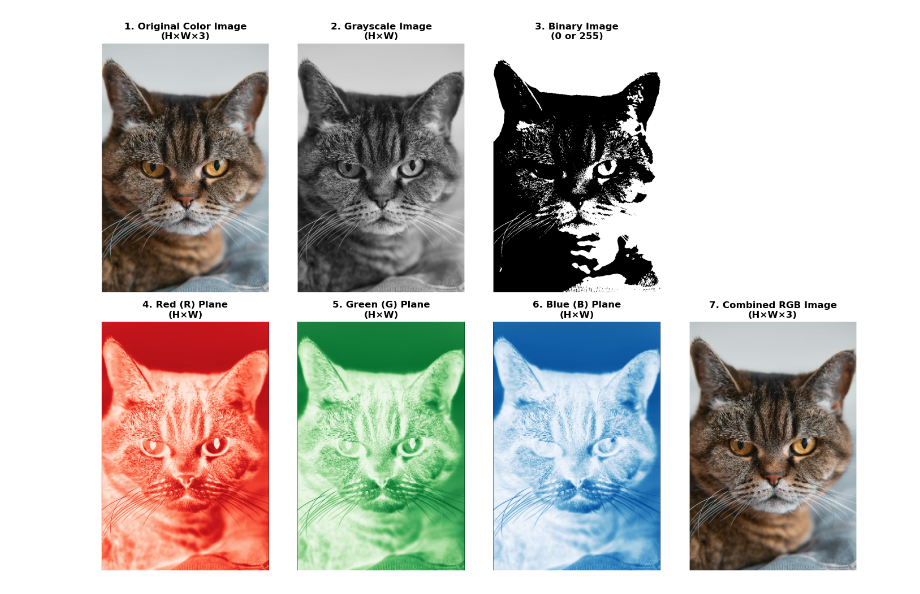
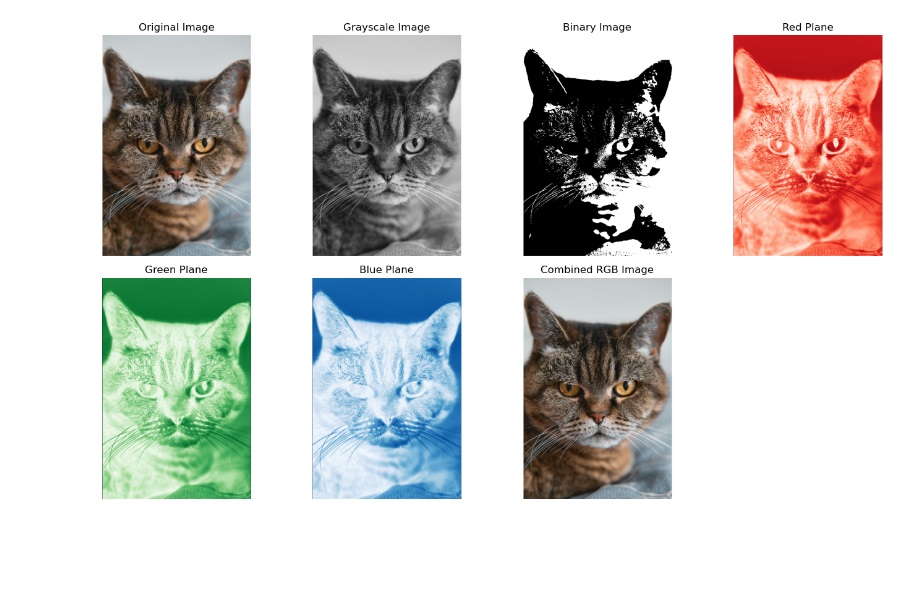
Before and after one commit to mdshiblinoman/exam, a Jupyter notebook: DIP/05.ipynb, the cells around one changed output. Drawn from its saved outputs; the diff is of its cells as text; code cells hidden in the pictures; blank space fills up the shorter version.

```diff
--- a/DIP/05.ipynb
+++ b/DIP/05.ipynb
@@ -6,94 +6,68 @@ import cv2
 import numpy as np
 import matplotlib.pyplot as plt
 
+image = cv2.cvtColor(cv2.imread("cat.png"), cv2.COLOR_BGR2RGB)
 
-# Load the image
-image = cv2.imread("cat.png")
+# Separate the image into R, G and B planes.
+R = image[:, :, 0]
+G = image[:, :, 1]
+B = image[:, :, 2]
 
-# OpenCV loads as BGR, we need RGB
-B = image[:, :, 0]
-G = image[:, :, 1]
-R = image[:, :, 2]
-rgb_image = np.stack([R, G, B], axis=2)
+# Manual grayscale conversion.
+gray = (0.299 * R + 0.587 * G + 0.114 * B).astype(np.uint8)
 
+# Manual binary conversion without a thresholding function.
+binary = np.zeros(gray.shape, dtype=np.uint8)
+for row in range(gray.shape[0]):
+    for col in range(gray.shape[1]):
+        if gray[row, col] > 127:
+            binary[row, col] = 255
 
-# Manual grayscale conversion using weighted formula
-# Gray = 0.299*R + 0.587*G + 0.114*B
-R_channel = rgb_image[:, :, 0]
-G_channel = rgb_image[:, :, 1]
-B_channel = rgb_image[:, :, 2]
+# Combine the three planes back into an RGB image manually.
+combined = np.zeros(image.shape, dtype=np.uint8)
+for row in range(image.shape[0]):
+    for col in range(image.shape[1]):
+        combined[row, col, 0] = R[row, col]
+        combined[row, col, 1] = G[row, col]
+        combined[row, col, 2] = B[row, col]
 
-gray_image = (0.299 * R_channel + 0.587 * G_channel + 0.114 * B_channel).astype(np.uint8)
-
-# 2. Color Image to Binary (MANUAL)
-
-# Manual binary conversion (thresholding)
-# Use the grayscale image
-# If pixel > threshold: set to 255, else: set to 0
-threshold_value = 127
-
-# Method 1: Using numpy.where (simple approach)
-binary_image = np.where(gray_image > threshold_value, 255, 0).astype(np.uint8)
-
-# 3. Separate RGB Channels (MANUAL)
-R_plane = rgb_image[:, :, 0]
-G_plane = rgb_image[:, :, 1]
-B_plane = rgb_image[:, :, 2]
-
-# combined the image
-combined_image = cv2.merge([R, G, B])
-
-# DISPLAY ALL RESULTS
-
-fig = plt.figure(figsize=(14, 10))
-
-# Original Color Image
+plt.figure(figsize=(14, 8))
 plt.subplot(2, 4, 1)
-plt.imshow(rgb_image)
-plt.title("1. Original Color Image\n(H×W×3)", fontweight='bold')
+plt.imshow(image)
+plt.title("Original Image")
 plt.axis("off")
 
-# Grayscale Image
 plt.subplot(2, 4, 2)
-plt.imshow(gray_image, cmap="gray")
-plt.title("2. Grayscale Image\n(H×W)", fontweight='bold')
+plt.imshow(gray, cmap="gray")
+plt.title("Grayscale Image")
 plt.axis("off")
 
-# Binary Image
 plt.subplot(2, 4, 3)
-plt.imshow(binary_image, cmap="gray")
-plt.title("3. Binary Image\n(0 or 255)", fontweight='bold')
+plt.imshow(binary, cmap="gray")
+plt.title("Binary Image")
 plt.axis("off")
 
-# Placeholder
 plt.subplot(2, 4, 4)
+plt.imshow(R, cmap="Reds")
+plt.title("Red Plane")
 plt.axis("off")
 
-# Red Plane
 plt.subplot(2, 4, 5)
-plt.imshow(R_plane, cmap="Reds")
-plt.title("4. Red (R) Plane\n(H×W)", fontweight='bold')
+plt.imshow(G, cmap="Greens")
+plt.title("Green Plane")
 plt.axis("off")
 
-# Green Plane
 plt.subplot(2, 4, 6)
-plt.imshow(G_plane, cmap="Greens")
-plt.title("5. Green (G) Plane\n(H×W)", fontweight='bold')
+plt.imshow(B, cmap="Blues")
+plt.title("Blue Plane")
 plt.axis("off")
 
-# Blue Plane
 plt.subplot(2, 4, 7)
-plt.imshow(B_plane, cmap="Blues")
-plt.title("6. Blue (B) Plane\n(H×W)", fontweight='bold')
-plt.axis("off")
-
-# Combined Image
-plt.subplot(2, 4, 8)
-plt.imshow(combined_image)
-plt.title("7. Combined RGB Image\n(H×W×3)", fontweight='bold')
+plt.imshow(combined)
+plt.title("Combined RGB Image")
 plt.axis("off")
 
 plt.tight_layout()
 plt.show()
 # %% [output]
-[figure, old version]
+[figure, new version]
```
Also changed, not shown: parts of 2 cells of this notebook, 15 other files.
